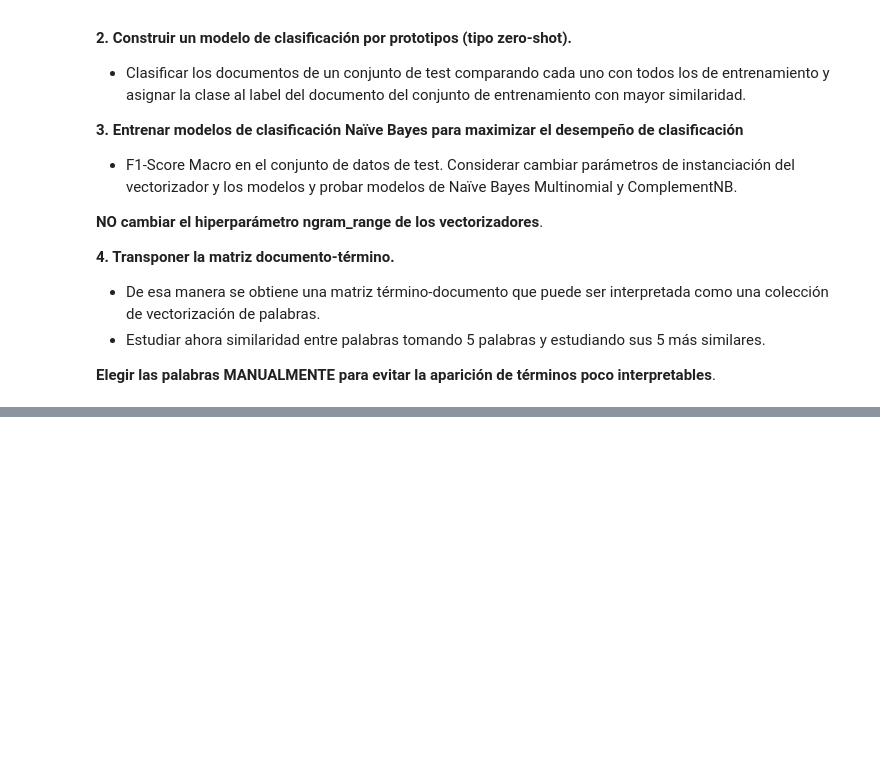
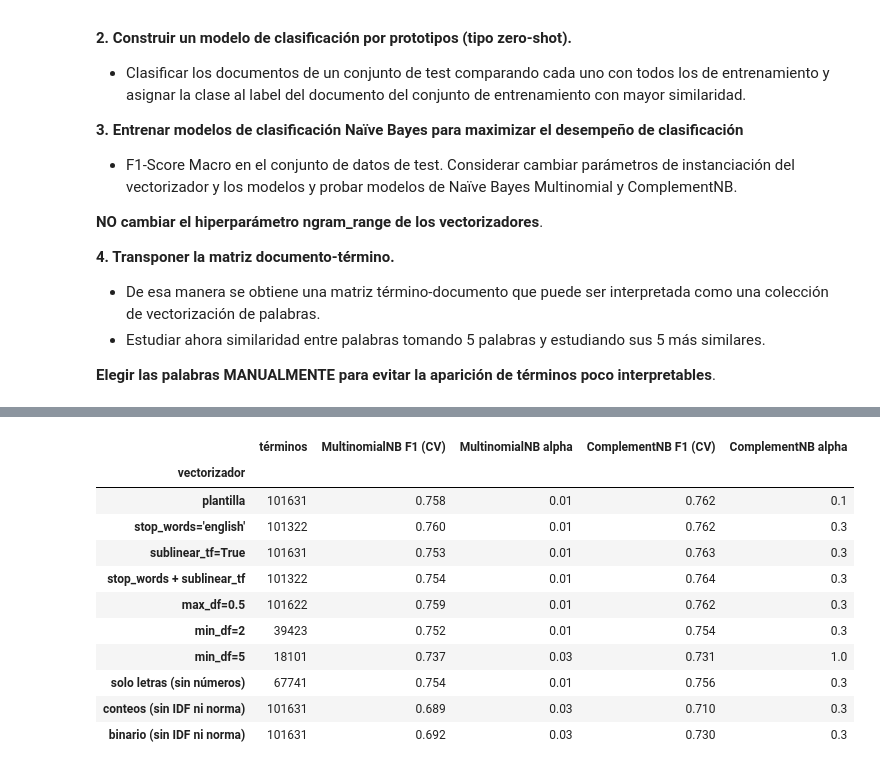
Before and after one commit to rodrigoenzohernandez/CEIA-procesamiento-lenguaje-natural, a Jupyter notebook: desafios/01-vectorizacion/desafio-1.ipynb, the cells around one changed output, grey strips where cells are left out. Drawn from its saved outputs; the diff is of its cells as text; code cells hidden in the pictures; blank space fills up the shorter version.

```diff
--- a/desafios/01-vectorizacion/desafio-1.ipynb
+++ b/desafios/01-vectorizacion/desafio-1.ipynb
@@ -241,0 +452,16 @@ de instanciación del vectorizador y los modelos y probar modelos de Naïve Baye
+# %%
+docs_train = np.array(newsgroups_train.data, dtype=object)
+folds = list(StratifiedKFold(n_splits=5, shuffle=True, random_state=0).split(docs_train, y_train))
+
+
+def cv_f1(params_vectorizador, modelos):
+    """F1 macro promedio en los 5 folds de cada modelo, con TfidfVectorizer(**params_vectorizador)."""
+    scores = {nombre: [] for nombre in modelos}
+    for idx_tr, idx_val in folds:
+        vect = TfidfVectorizer(**params_vectorizador)
+        X_tr = vect.fit_transform(docs_train[idx_tr])
+        X_val = vect.transform(docs_train[idx_val])
+        for nombre, modelo in modelos.items():
+            pred = clone(modelo).fit(X_tr, y_train[idx_tr]).predict(X_val)
+            scores[nombre].append(f1_score(y_train[idx_val], pred, average='macro'))
+    return {nombre: np.mean(s) for nombre, s in scores.items()}
@@ -241,0 +538,41 @@ de instanciación del vectorizador y los modelos y probar modelos de Naïve Baye
+# %%
+variantes = {
+    'plantilla': {},
+    "stop_words='english'": dict(stop_words='english'),
+    'sublinear_tf=True': dict(sublinear_tf=True),
+    'stop_words + sublinear_tf': dict(stop_words='english', sublinear_tf=True),
+    'max_df=0.5': dict(max_df=0.5),
+    'min_df=2': dict(min_df=2),
+    'min_df=5': dict(min_df=5),
+    'solo letras (sin números)': dict(token_pattern=r'(?u)\b[^\W\d_]{2,}\b'),
+    'conteos (sin IDF ni norma)': dict(use_idf=False, norm=None),
+    'binario (sin IDF ni norma)': dict(binary=True, use_idf=False, norm=None),
+}
+alphas_cortos = [0.01, 0.03, 0.1, 0.3, 1.0]
+modelos = {**{('MultinomialNB', a): MultinomialNB(alpha=a) for a in alphas_cortos},
+           **{('ComplementNB', a): ComplementNB(alpha=a) for a in alphas_cortos}}
+
+filas = []
+for nombre, params in variantes.items():
+    res = pd.Series(cv_f1(params, modelos))
+    fila = {'vectorizador': nombre,
+            'términos': len(TfidfVectorizer(**params).fit(newsgroups_train.data).vocabulary_)}
+    for modelo in ['MultinomialNB', 'ComplementNB']:
+        fila[f'{modelo} F1 (CV)'] = res[modelo].max()
+        fila[f'{modelo} alpha'] = res[modelo].idxmax()
+    filas.append(fila)
+res_vect = pd.DataFrame(filas).set_index('vectorizador')
+res_vect.round(3)
+# %% [output]
+|  | términos | MultinomialNB F1 (CV) | MultinomialNB alpha | ComplementNB F1 (CV) | ComplementNB alpha |
+| vectorizador |  |  |  |  |  |
+| plantilla | 101631 | 0.758 | 0.01 | 0.762 | 0.1 |
+| stop_words='english' | 101322 | 0.760 | 0.01 | 0.762 | 0.3 |
+| sublinear_tf=True | 101631 | 0.753 | 0.01 | 0.763 | 0.3 |
+| stop_words + sublinear_tf | 101322 | 0.754 | 0.01 | 0.764 | 0.3 |
+| max_df=0.5 | 101622 | 0.759 | 0.01 | 0.762 | 0.3 |
+| min_df=2 | 39423 | 0.752 | 0.01 | 0.754 | 0.3 |
+| min_df=5 | 18101 | 0.737 | 0.03 | 0.731 | 1.0 |
+| solo letras (sin números) | 67741 | 0.754 | 0.01 | 0.756 | 0.3 |
+| conteos (sin IDF ni norma) | 101631 | 0.689 | 0.03 | 0.710 | 0.3 |
+| binario (sin IDF ni norma) | 101631 | 0.692 | 0.03 | 0.730 | 0.3 |
```
Also changed, not shown: parts of 38 cells of this notebook, 2 other files.
